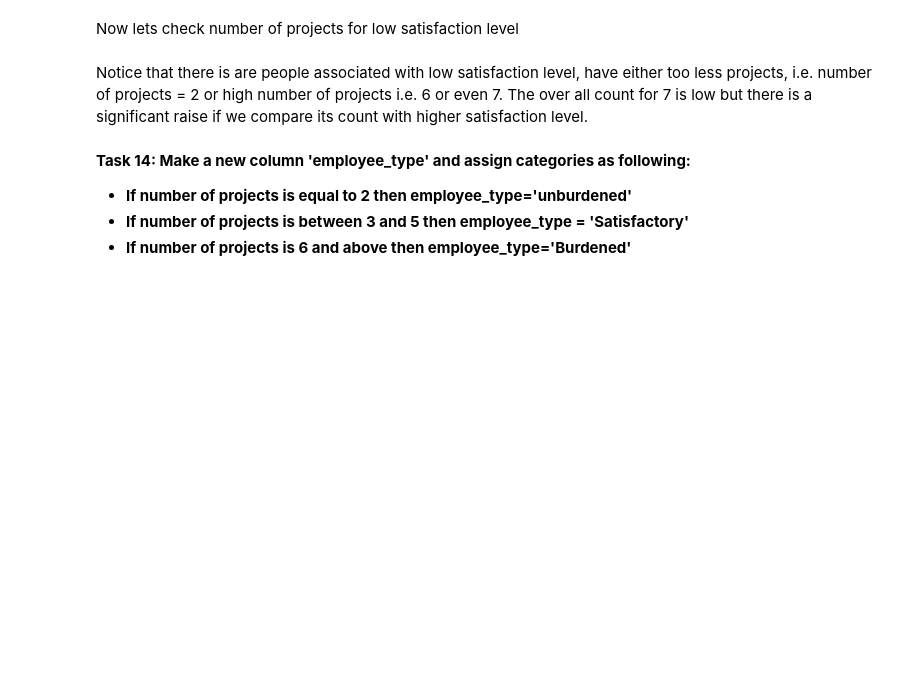
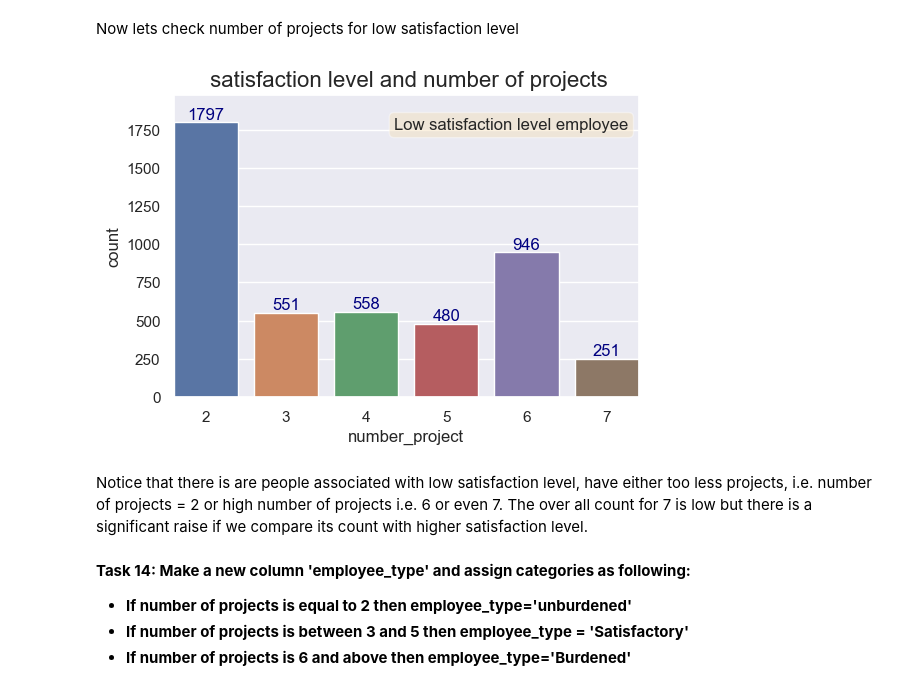
Before and after one commit to Sanaullah-nahk/Dice_Analytics_ML, a Jupyter notebook: Assignments/HR Churn Prediction Project-2/HR Prediction-Tasks.ipynb, the cells around one changed output. Cells and saved outputs as stored; diff of their text form; code cells hidden in the pictures; blank space fills up the shorter version.

```diff
--- a/Assignments/HR Churn Prediction Project-2/HR Prediction-Tasks.ipynb
+++ b/Assignments/HR Churn Prediction Project-2/HR Prediction-Tasks.ipynb
@@ -496,3 +516,15 @@ Now lets check number of projects for low satisfaction level
+# %%
+# Write Code Here
+plt.figure(dpi=100)
+ax1 = sns.countplot(data=df[df.satisfaction_level_type=='Low'], x='number_project');
+plt.margins(0,0.1)
+plt.title(' satisfaction level and number of projects', fontsize=16);
+#plt.yticks(range(0,10000,1000))
+for container in ax1.containers:
+    plt.bar_label(container, color = 'navy', fontsize=12)
+plt.text(2.35,1750,'Low satisfaction level employee', bbox=box, fontsize=12);
+# %% [output]
+[figure, added]
 # %% [markdown]
 Notice that there is are people associated with low satisfaction level, have either too less projects, i.e. number of projects = 2 or high number of projects i.e. 6 or even 7. The over all count for 7 is low but there is a significant raise if we compare its count with higher satisfaction level.
 # %% [markdown]
```
Also changed, not shown: parts of 18 cells of this notebook.
